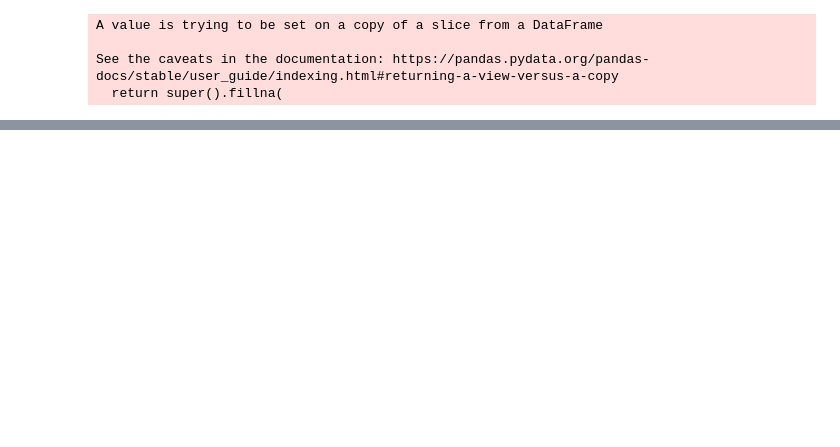
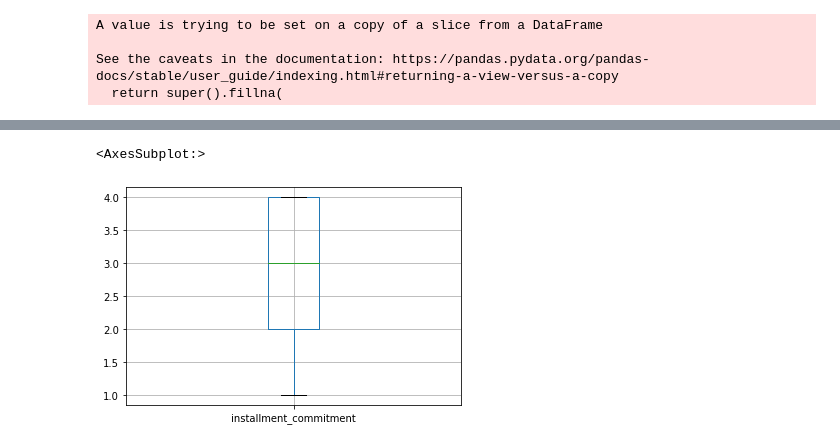
Before and after one commit to lnspeedy/CreditRisk_Classification, a Jupyter notebook: exploration/Feature engineering.ipynb, the cells around one changed output, grey strips where cells are left out. Drawn from its saved outputs; the diff is of its cells as text; code cells hidden in the pictures; blank space fills up the shorter version.

```diff
--- a/exploration/Feature engineering.ipynb
+++ b/exploration/Feature engineering.ipynb
@@ -123,0 +179,5 @@ NameError: name 'mean' is not defined
+# %%
+num.boxplot(column='installment_commitment')
+# %% [output]
+<AxesSubplot:>
+[figure, added]
```
Also changed, not shown: parts of 37 cells of this notebook, 1 other file.
